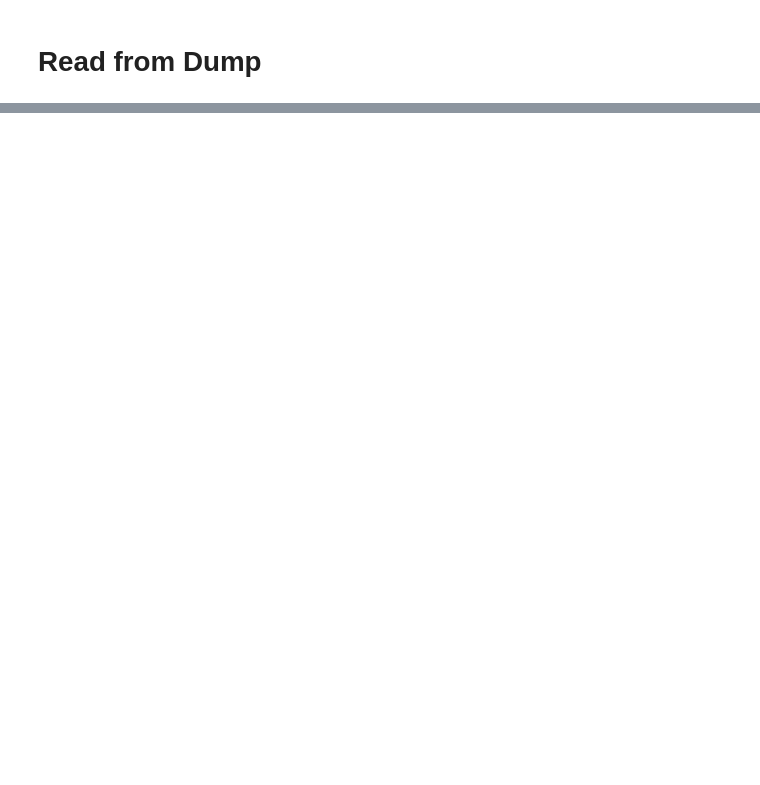
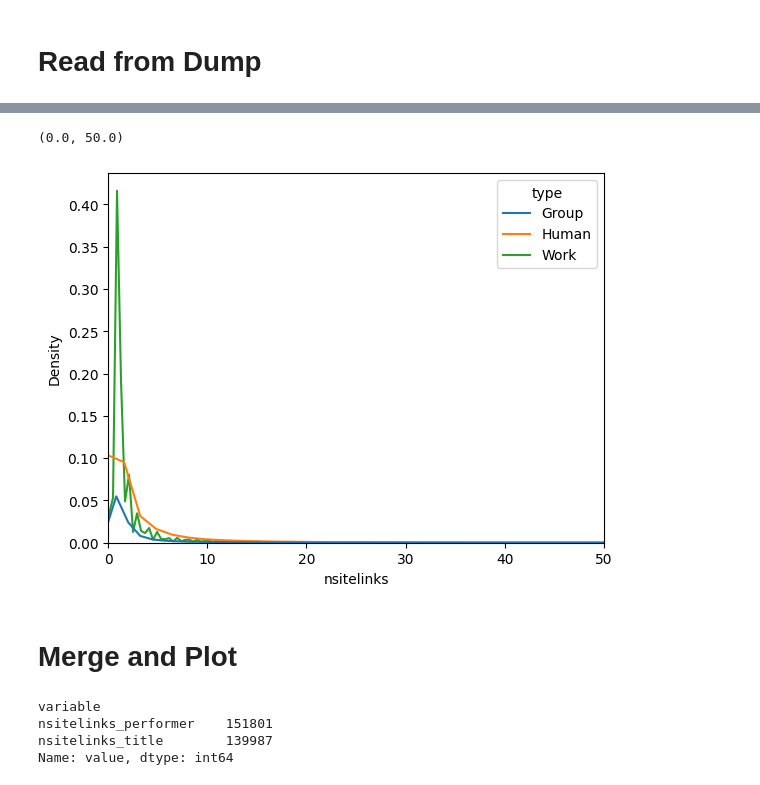
Before and after one commit to progsi/YTUnCoverLLM, a Jupyter notebook: notebooks/wikidata.ipynb, the cells around one changed output, grey strips where cells are left out. Cells and saved outputs as stored; diff of their text form; code cells hidden in the pictures; blank space fills up the shorter version.

Commit message:
better exposure

```diff
--- a/notebooks/wikidata.ipynb
+++ b/notebooks/wikidata.ipynb
@@ -16,10 +4,13 @@ data_groups["type"] = "Group"
 import numpy as np
 import pandas as pd
 
+pd.options.mode.chained_assignment = None  # default='warn'
+
 # read dataset
 data = pd.read_parquet("../data/dataset/shs100k2/data.parquet")
 data["performer_single"] = data.performer.apply(lambda x: x[0] if len(x) > 0 else '')
-cols = ['set_id', 'yt_id', 'title', 'performer', 'performer_single', 'viewcount', 'split', 'TEXT', 'IOB']
+data["title_single"] = data.title.apply(lambda x: x[0] if len(x) > 0 else '').str.lower()
+cols = ['set_id', 'yt_id', 'title', 'title_single', 'performer', 'performer_single', 'viewcount', 'split', 'TEXT', 'IOB']
 data = data[cols]
 # %%
 def preprocess_dump(data: pd.DataFrame) -> pd.DataFrame:
@@ -84,0 +53,18 @@ ValueError: Expected object or value
+# %%
+def compute_exposure(data: pd.DataFrame) -> pd.DataFrame:
+    # rank
+    def get_rank(data: pd.DataFrame, column: str) -> pd.Series:
+        data = data.sort_values(by=column, ascending=False)
+        ranks = data[column].rank(method='min', ascending=False)
+        return ranks
+    data["rank"] = get_rank(data, "nsitelinks")
+
+    #  exposure
+
+    def exposure(rank, S):
+        return np.log(S) - np.log(rank)
+    data["exposure"] = data["rank"].apply(lambda x: exposure(x, len(data)))
+
+    return data
+
+data_wikidata = compute_exposure(data_wikidata)
@@ -118,0 +101,11 @@ See the caveats in the documentation: https://pandas.pydata.org/pandas-docs/stab
+# %%
+import seaborn as sns
+import matplotlib.pyplot as plt
+
+sns.kdeplot(data_wikidata, x="nsitelinks", hue="type")
+plt.xlim(0,50)
+# %% [output]
+(0.0, 50.0)
+[figure, added]
+# %% [markdown]
+# Merge and Plot
@@ -118,0 +120,13 @@ See the caveats in the documentation: https://pandas.pydata.org/pandas-docs/stab
+# %%
+plot_data = data[
+    ["set_id", "yt_id", "title_single", "performer_single", "nsitelinks_title", "nsitelinks_performer"]
+    ].melt(
+    id_vars=["set_id", "yt_id", "title_single", "performer_single"],
+    value_vars=["nsitelinks_title", "nsitelinks_performer"]
+)
+plot_data.groupby(by=["variable"]).value.count()
+# %% [output]
+variable
+nsitelinks_performer    151801
+nsitelinks_title        139987
+Name: value, dtype: int64
```
Also changed, not shown: parts of 17 cells of this notebook, 1 other file.
